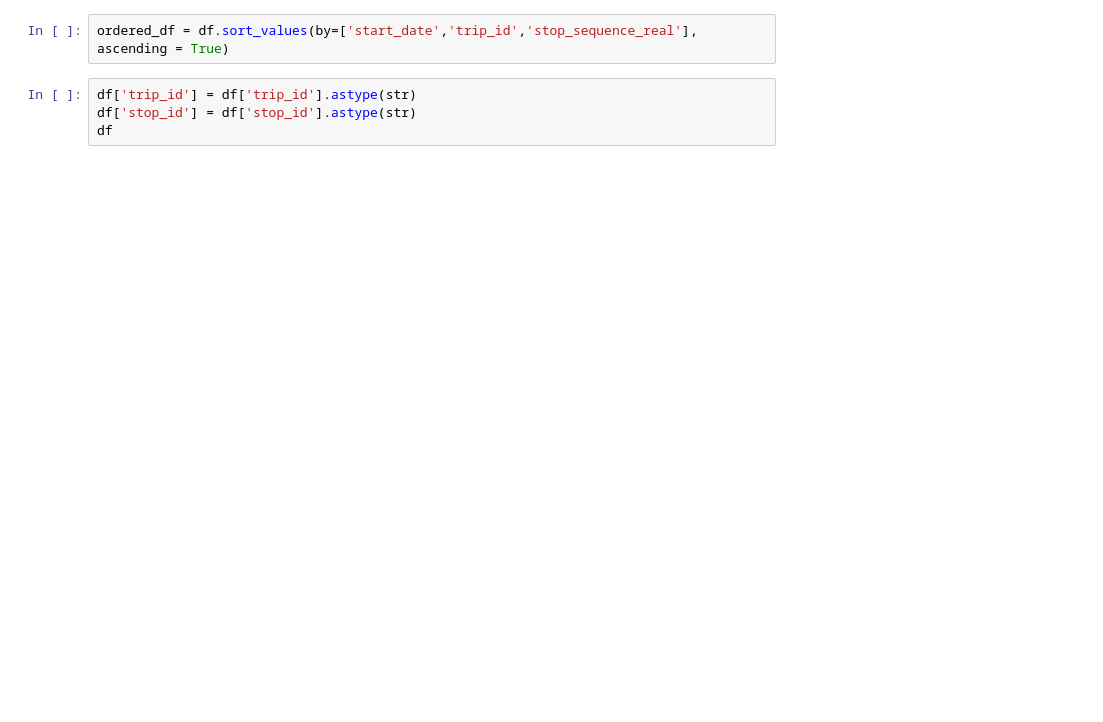
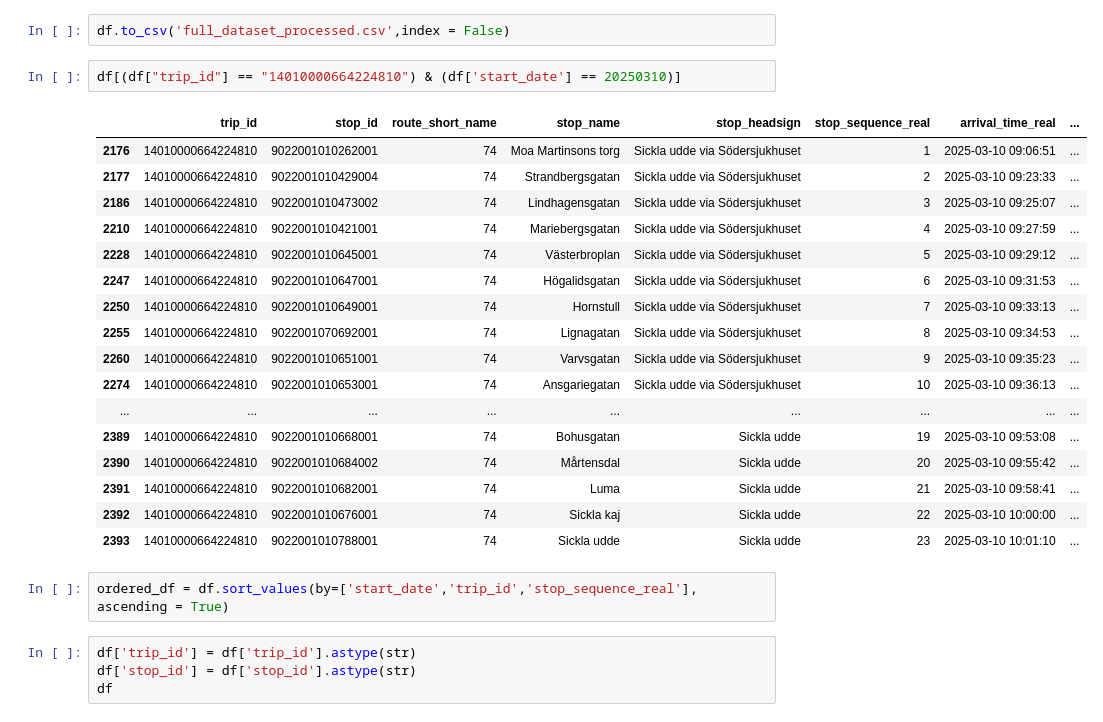
Before and after one commit to jesus-martinez02/PT-Project, a Jupyter notebook: test.ipynb, the cells around one changed output. Cells and saved outputs as stored; diff of their text form; blank space fills up the shorter version.

```diff
--- a/test.ipynb
+++ b/test.ipynb
@@ -23,3 +206,25 @@ df
+# %%
+df.to_csv('full_dataset_processed.csv',index = False)
+# %%
+df[(df["trip_id"] == "14010000664224810") & (df['start_date'] == 20250310)]
+# %% [output]
+|  | trip_id | stop_id | route_short_name | stop_name | stop_headsign | stop_sequence_real | arrival_time_real | ... |
+| 2176 | 14010000664224810 | 9022001010262001 | 74 | Moa Martinsons torg | Sickla udde via Södersjukhuset | 1 | 2025-03-10 09:06:51 | ... |
+| 2177 | 14010000664224810 | 9022001010429004 | 74 | Strandbergsgatan | Sickla udde via Södersjukhuset | 2 | 2025-03-10 09:23:33 | ... |
+| 2186 | 14010000664224810 | 9022001010473002 | 74 | Lindhagensgatan | Sickla udde via Södersjukhuset | 3 | 2025-03-10 09:25:07 | ... |
+| 2210 | 14010000664224810 | 9022001010421001 | 74 | Mariebergsgatan | Sickla udde via Södersjukhuset | 4 | 2025-03-10 09:27:59 | ... |
+| 2228 | 14010000664224810 | 9022001010645001 | 74 | Västerbroplan | Sickla udde via Södersjukhuset | 5 | 2025-03-10 09:29:12 | ... |
+| 2247 | 14010000664224810 | 9022001010647001 | 74 | Högalidsgatan | Sickla udde via Södersjukhuset | 6 | 2025-03-10 09:31:53 | ... |
+| 2250 | 14010000664224810 | 9022001010649001 | 74 | Hornstull | Sickla udde via Södersjukhuset | 7 | 2025-03-10 09:33:13 | ... |
+| 2255 | 14010000664224810 | 9022001070692001 | 74 | Lignagatan | Sickla udde via Södersjukhuset | 8 | 2025-03-10 09:34:53 | ... |
+| 2260 | 14010000664224810 | 9022001010651001 | 74 | Varvsgatan | Sickla udde via Södersjukhuset | 9 | 2025-03-10 09:35:23 | ... |
+| 2274 | 14010000664224810 | 9022001010653001 | 74 | Ansgariegatan | Sickla udde via Södersjukhuset | 10 | 2025-03-10 09:36:13 | ... |
+| ... | ... | ... | ... | ... | ... | ... | ... | ... |
+| 2389 | 14010000664224810 | 9022001010668001 | 74 | Bohusgatan | Sickla udde | 19 | 2025-03-10 09:53:08 | ... |
+| 2390 | 14010000664224810 | 9022001010684002 | 74 | Mårtensdal | Sickla udde | 20 | 2025-03-10 09:55:42 | ... |
+| 2391 | 14010000664224810 | 9022001010682001 | 74 | Luma | Sickla udde | 21 | 2025-03-10 09:58:41 | ... |
+| 2392 | 14010000664224810 | 9022001010676001 | 74 | Sickla kaj | Sickla udde | 22 | 2025-03-10 10:00:00 | ... |
+| 2393 | 14010000664224810 | 9022001010788001 | 74 | Sickla udde | Sickla udde | 23 | 2025-03-10 10:01:10 | ... |
 # %%
 ordered_df = df.sort_values(by=['start_date','trip_id','stop_sequence_real'], ascending = True)
 # %%
```
Also changed, not shown: parts of 18 cells of this notebook, 3 other files.
